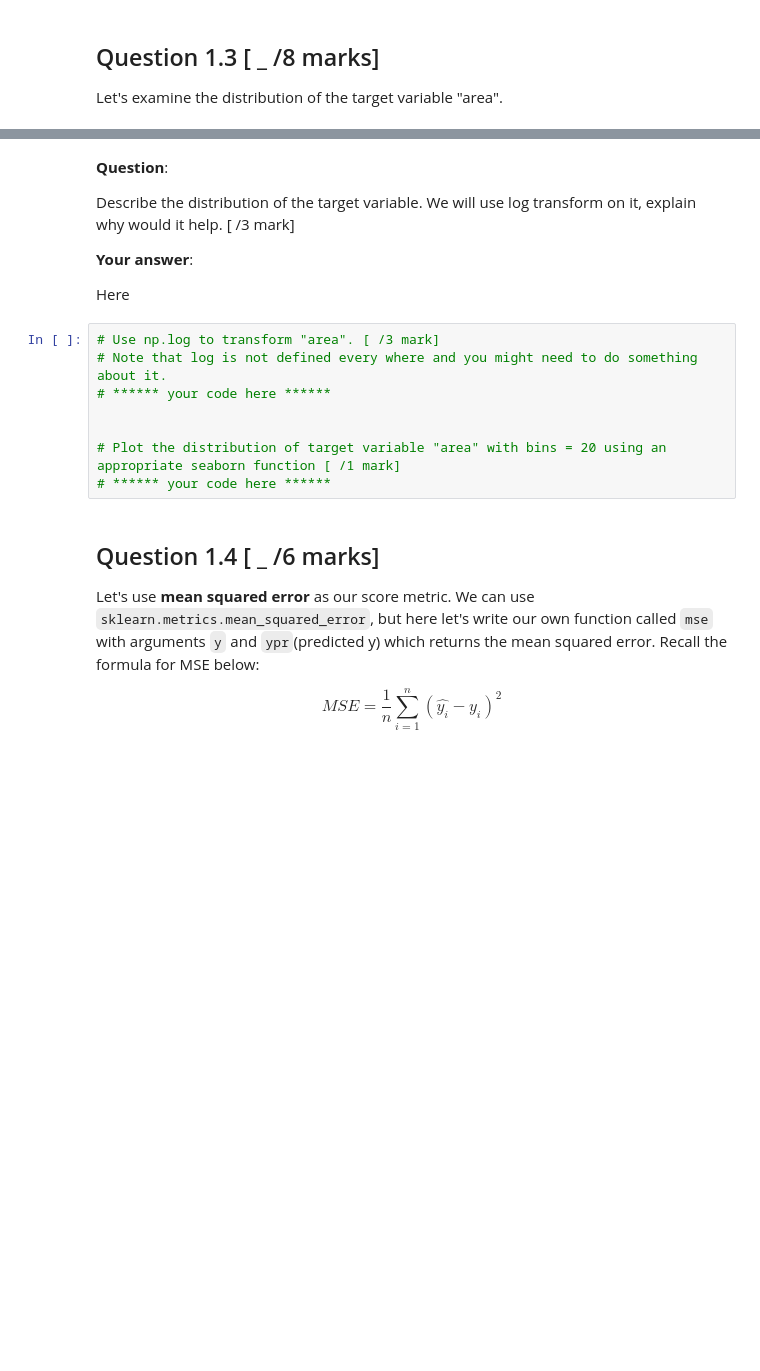
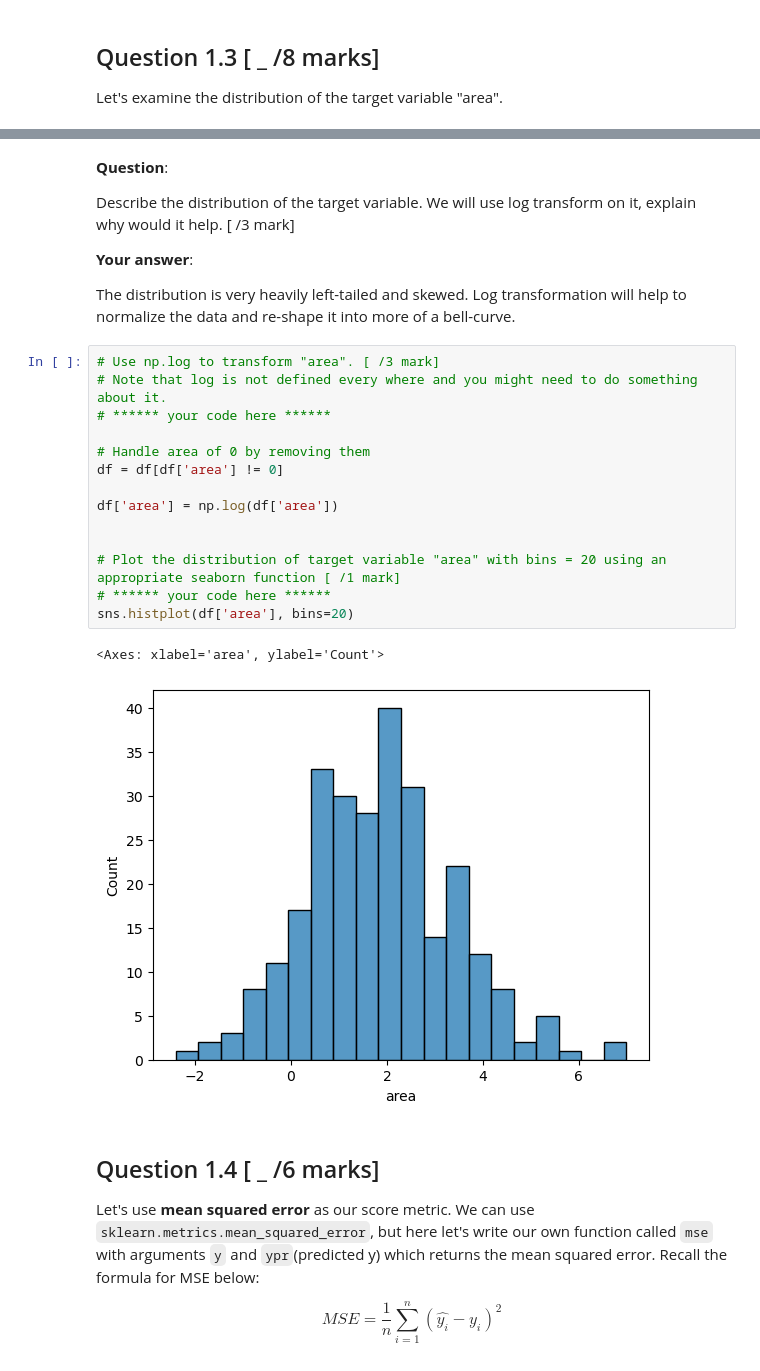
Before and after one commit to rgavigan/ds3000, a Jupyter notebook: assign5/Assignment_5.ipynb, the cells around one changed output, grey strips where cells are left out. Drawn from its saved outputs; the diff is of its cells as text; blank space fills up the shorter version.

```diff
--- a/assign5/Assignment_5.ipynb
+++ b/assign5/Assignment_5.ipynb
@@ -126,15 +203,24 @@ Let's examine the distribution of the target variable "area".
 
 **Your answer**:
 
-Here
+The distribution is very heavily left-tailed and skewed. Log transformation will help to normalize the data and re-shape it into more of a bell-curve.
 # %%
 # Use np.log to transform "area". [ /3 mark]
 # Note that log is not defined every where and you might need to do something about it.
 # ****** your code here ******
 
+# Handle area of 0 by removing them
+df = df[df['area'] != 0]
+
+df['area'] = np.log(df['area'])
+
 
 # Plot the distribution of target variable "area" with bins = 20 using an appropriate seaborn function [ /1 mark]
 # ****** your code here ******
+sns.histplot(df['area'], bins=20)
+# %% [output]
+<Axes: xlabel='area', ylabel='Count'>
+[figure, added]
 # %% [markdown]
 ## Question 1.4 [ _ /6 marks]
 
```
Also changed, not shown: parts of 18 cells of this notebook.
